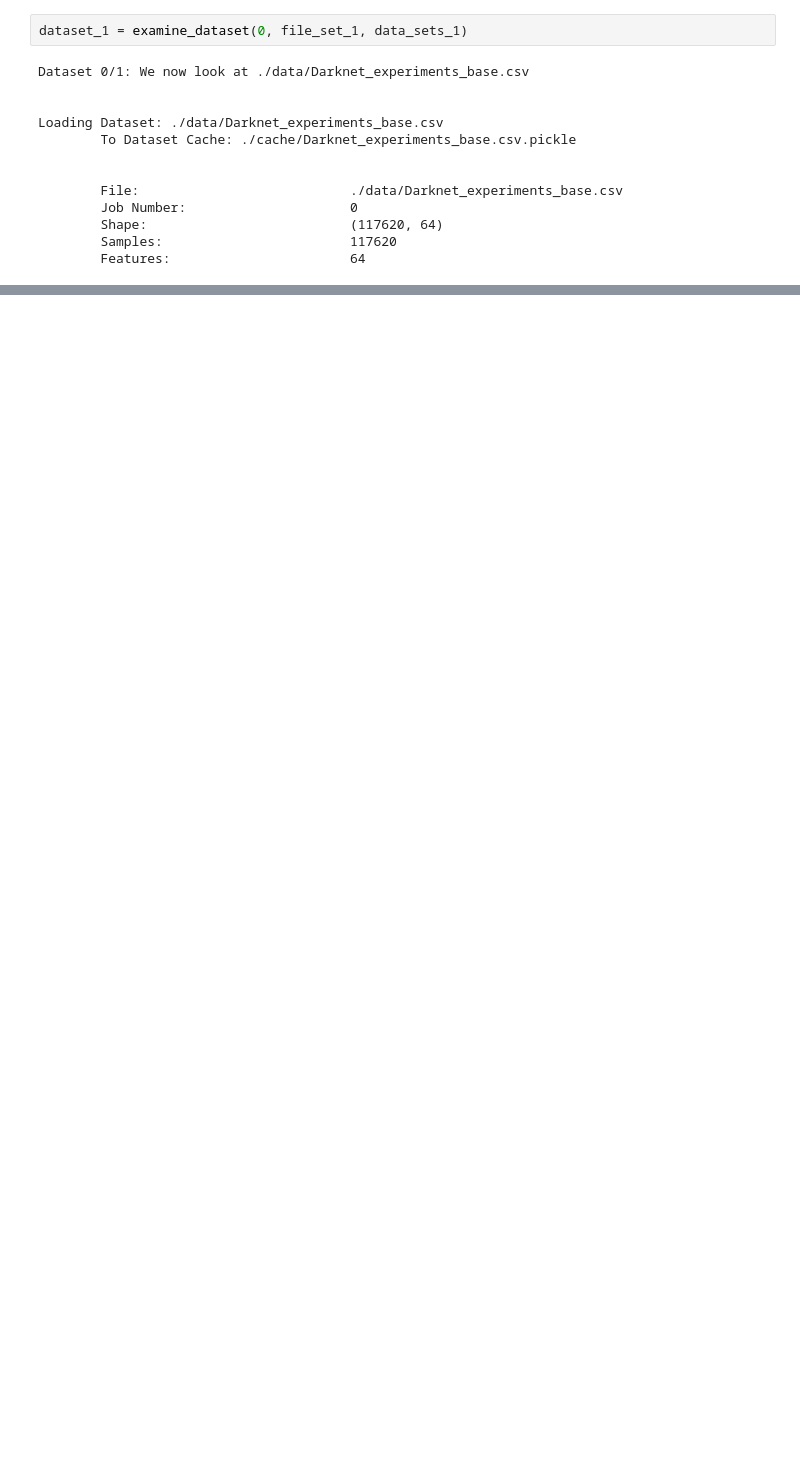
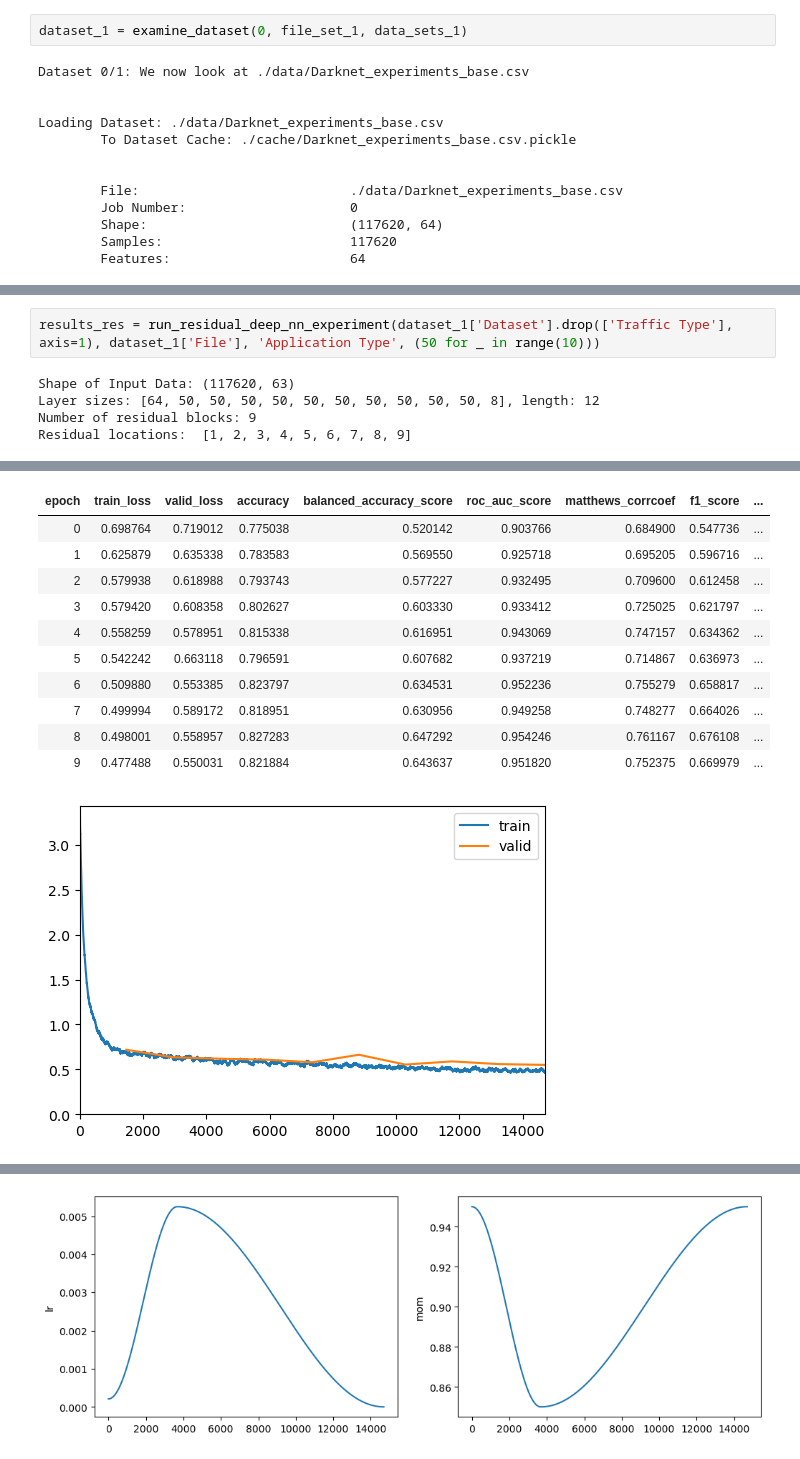
Before and after one commit to Colorado-Mesa-University-Cybersecurity/Quick_ML, a Jupyter notebook: example.ipynb, the cells around one changed output, grey strips where cells are left out. Drawn from its saved outputs; the diff is of its cells as text; blank space fills up the shorter version.

```diff
--- a/example.ipynb
+++ b/example.ipynb
@@ -32,0 +161,7 @@ Loading Dataset: ./data/Darknet_experiments_base.csv
+# %%
+results_res = run_residual_deep_nn_experiment(dataset_1['Dataset'].drop(['Traffic Type'], axis=1), dataset_1['File'], 'Application Type', (50 for _ in range(10)))
+# %% [output]
+Shape of Input Data: (117620, 63)
+Layer sizes: [64, 50, 50, 50, 50, 50, 50, 50, 50, 50, 50, 8], length: 12
+Number of residual blocks: 9
+Residual locations:  [1, 2, 3, 4, 5, 6, 7, 8, 9]
@@ -32,0 +169,12 @@ Loading Dataset: ./data/Darknet_experiments_base.csv
+| epoch | train_loss | valid_loss | accuracy | balanced_accuracy_score | roc_auc_score | matthews_corrcoef | f1_score | ... |
+| 0 | 0.698764 | 0.719012 | 0.775038 | 0.520142 | 0.903766 | 0.684900 | 0.547736 | ... |
+| 1 | 0.625879 | 0.635338 | 0.783583 | 0.569550 | 0.925718 | 0.695205 | 0.596716 | ... |
+| 2 | 0.579938 | 0.618988 | 0.793743 | 0.577227 | 0.932495 | 0.709600 | 0.612458 | ... |
+| 3 | 0.579420 | 0.608358 | 0.802627 | 0.603330 | 0.933412 | 0.725025 | 0.621797 | ... |
+| 4 | 0.558259 | 0.578951 | 0.815338 | 0.616951 | 0.943069 | 0.747157 | 0.634362 | ... |
+| 5 | 0.542242 | 0.663118 | 0.796591 | 0.607682 | 0.937219 | 0.714867 | 0.636973 | ... |
+| 6 | 0.509880 | 0.553385 | 0.823797 | 0.634531 | 0.952236 | 0.755279 | 0.658817 | ... |
+| 7 | 0.499994 | 0.589172 | 0.818951 | 0.630956 | 0.949258 | 0.748277 | 0.664026 | ... |
+| 8 | 0.498001 | 0.558957 | 0.827283 | 0.647292 | 0.954246 | 0.761167 | 0.676108 | ... |
+| 9 | 0.477488 | 0.550031 | 0.821884 | 0.643637 | 0.951820 | 0.752375 | 0.669979 | ... |
+[figure, added]
@@ -32,0 +186 @@ Loading Dataset: ./data/Darknet_experiments_base.csv
+[figure, added]
```
Also changed, not shown: parts of 13 cells of this notebook, 13 other files.
